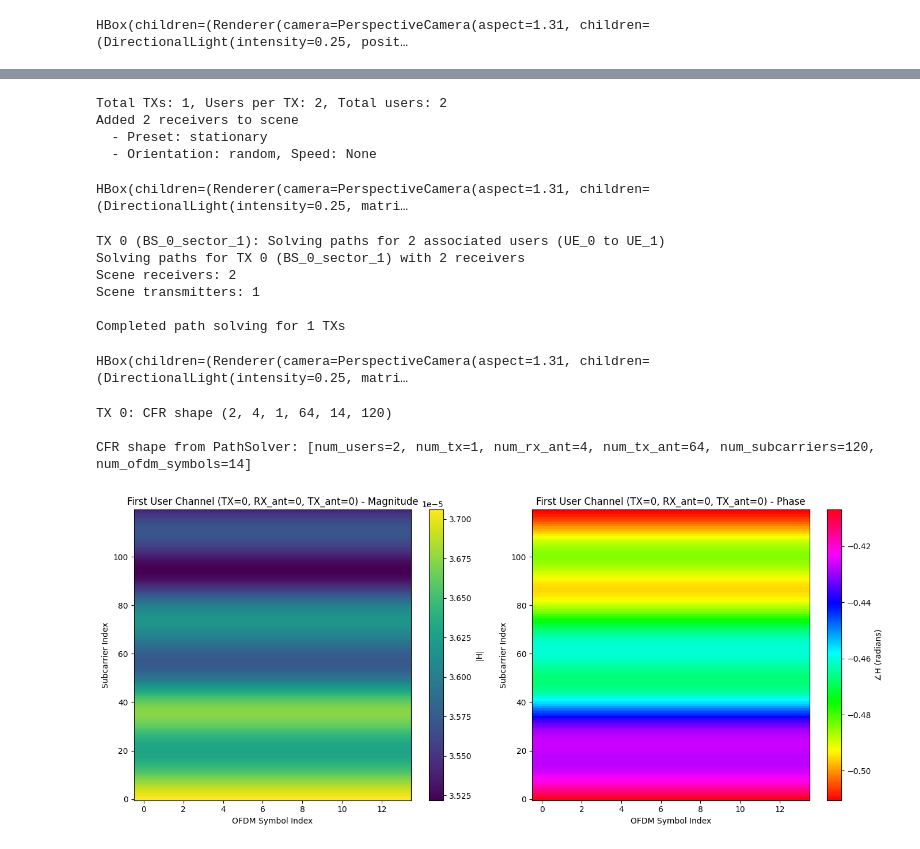
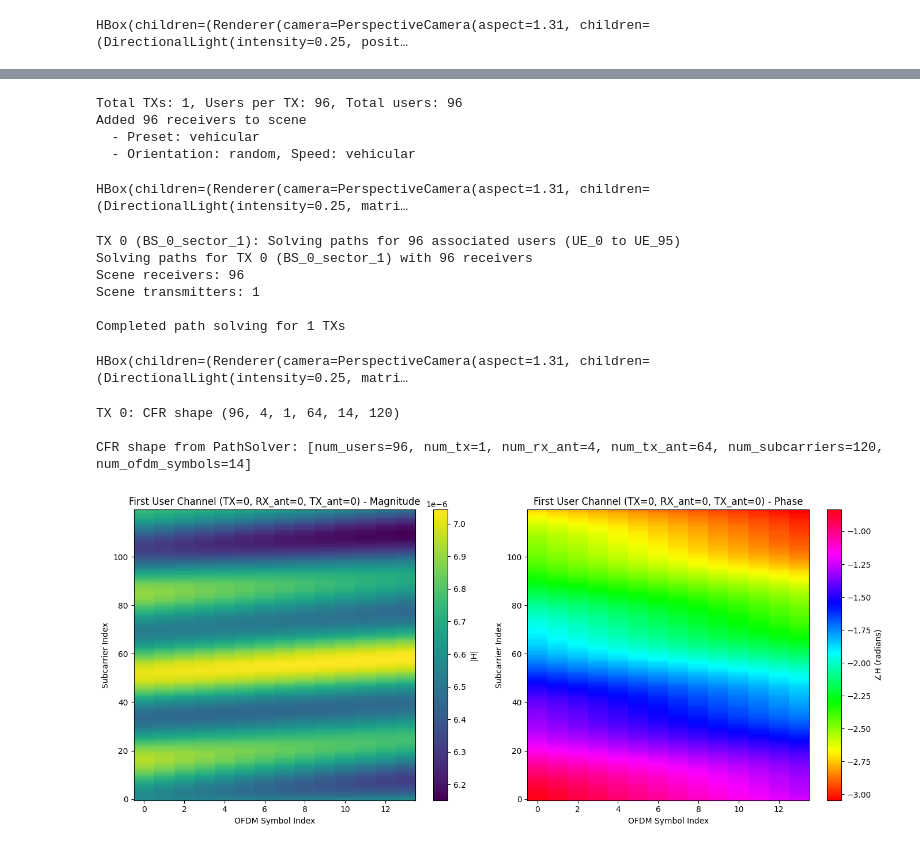
Before and after one commit to BerkIGuler/CSIGen, a Jupyter notebook: examples/visualize_paths_and_cfr.ipynb, the cells around one changed output, grey strips where cells are left out. Saved outputs shown, nothing was run; the diff lists cells and outputs as text; code cells hidden in the pictures.

```diff
--- a/examples/visualize_paths_and_cfr.ipynb
+++ b/examples/visualize_paths_and_cfr.ipynb
@@ -39,8 +37,8 @@ TX_NUM_ROWS = 8  # number of rows of antennas
 TX_NUM_COLS = 8  # number of columns of antennas
 TX_VERTICAL_SPACING = 0.5  # vertical spacing (in units of carrier wavelength) between antennas
 TX_HORIZONTAL_SPACING = 0.5  # horizontal spacing (in units of carrier wavelength) between antennas
-TX_PATTERN = "iso"  # tx antenna pattern
-TX_POLARIZATION = "V"  # polarization of the tx antennas
+TX_PATTERN = "tr38901"  # tx antenna pattern
+TX_POLARIZATION = "cross"  # polarization of the tx antennas
 
 
 # Base station parameters
@@ -87,7 +85,7 @@ PATH_SOLVER_SEED = 1  # seed for reproducibility
 PATH_SOLVER_PER_TX_USERS_ONLY = True  # if True, solve paths only for users associated with each TX; if False, solve for all users (but still per TX)
 
 # user sampling parameters
-NUM_USER_SAMPLES_PER_TX = 5  # number of user samples to generate
+NUM_USER_SAMPLES_PER_TX = 100  # number of user samples to generate
 USER_SAMPLE_SEED = 1  # seed for the user sampling
 USER_SAMPLE_MIN_VAL_DB = -160  # minimum value in dB for the user sampling
 USER_SAMPLE_MAX_VAL_DB = 0  # maximum value in dB for the user sampling (no sampling above this)
@@ -139,7 +137,7 @@ MOBILITY_PRESETS = {
         "direction_mode": "random",
     },
 }
-MOBILITY_PRESET = "stationary"  # select preset to use
+MOBILITY_PRESET = "vehicular"  # select preset to use
 
 # OFDM parameters
 NUM_SUBCARRIERS = 120  # number of subcarriers
@@ -368,10 +366,10 @@ print(f"Added {user_count} receivers to scene")
 print(f"  - Preset: {MOBILITY_PRESET}")
 print(f"  - Orientation: {orientation_mode}, Speed: {preset_config.get('speed_distribution')}")
 # %% [output]
-Total TXs: 1, Users per TX: 2, Total users: 2
-Added 2 receivers to scene
-  - Preset: stationary
-  - Orientation: random, Speed: None
+Total TXs: 1, Users per TX: 96, Total users: 96
+Added 96 receivers to scene
+  - Preset: vehicular
+  - Orientation: random, Speed: vehicular
 # %%
 if isinstance(rm, MeshRadioMap):
     scene.preview();
@@ -460,9 +458,9 @@ for tx_idx in range(num_txs):
 
 print(f"\nCompleted path solving for {len(paths_per_tx)} TXs")
 # %% [output]
-TX 0 (BS_0_sector_1): Solving paths for 2 associated users (UE_0 to UE_1)
-Solving paths for TX 0 (BS_0_sector_1) with 2 receivers
-Scene receivers: 2
+TX 0 (BS_0_sector_1): Solving paths for 96 associated users (UE_0 to UE_95)
+Solving paths for TX 0 (BS_0_sector_1) with 96 receivers
+Scene receivers: 96
 Scene transmitters: 1
 
 Completed path solving for 1 TXs
@@ -493,23 +491,22 @@ for tx_idx, paths_tx in enumerate(paths_per_tx):
 num_rxs, num_rx_ant, num_txs, num_tx_ant, num_ofdm_symbols, num_subcarriers = cfr_per_tx[0].shape
 print(f"\nCFR shape from PathSolver: [num_users={num_rxs}, num_tx={num_txs}, num_rx_ant={num_rx_ant}, num_tx_ant={num_tx_ant}, num_subcarriers={num_subcarriers}, num_ofdm_symbols={num_ofdm_symbols}]")
 # %% [output]
-TX 0: CFR shape (2, 4, 1, 64, 14, 120)
+TX 0: CFR shape (96, 4, 1, 64, 14, 120)
 
-CFR shape from PathSolver: [num_users=2, num_tx=1, num_rx_ant=4, num_tx_ant=64, num_subcarriers=120, num_ofdm_symbols=14]
+CFR shape from PathSolver: [num_users=96, num_tx=1, num_rx_ant=4, num_tx_ant=64, num_subcarriers=120, num_ofdm_symbols=14]
 # %%
 # visualize time-frequency response of a channel between a TX antenna and a RX antenna
-
 sample_tx_idx = 0
-sample_rx_idx = 1
+sample_rx_idx = 88
 sample_tx_ant_idx = 0
 sample_rx_ant_idx = 0
 
 sample_tx_rx_cfr = cfr_per_tx[sample_tx_idx][sample_rx_idx,sample_rx_ant_idx,0,sample_tx_idx,:,:]
 # Visualize selected channel
 fig = visualize_time_frequency_response(sample_tx_rx_cfr, title="First User Channel (TX=0, RX_ant=0, TX_ant=0)")
 plt.show()
 # %% [output]
-[figure, old version]
+[figure, new version]
 # %%
 def visualize_spatial_response(cfr, time_idx, freq_idx, title="MIMO Spatial Response"):
     """
```
Also changed, not shown: parts of 10 cells of this notebook, 2 other files.
